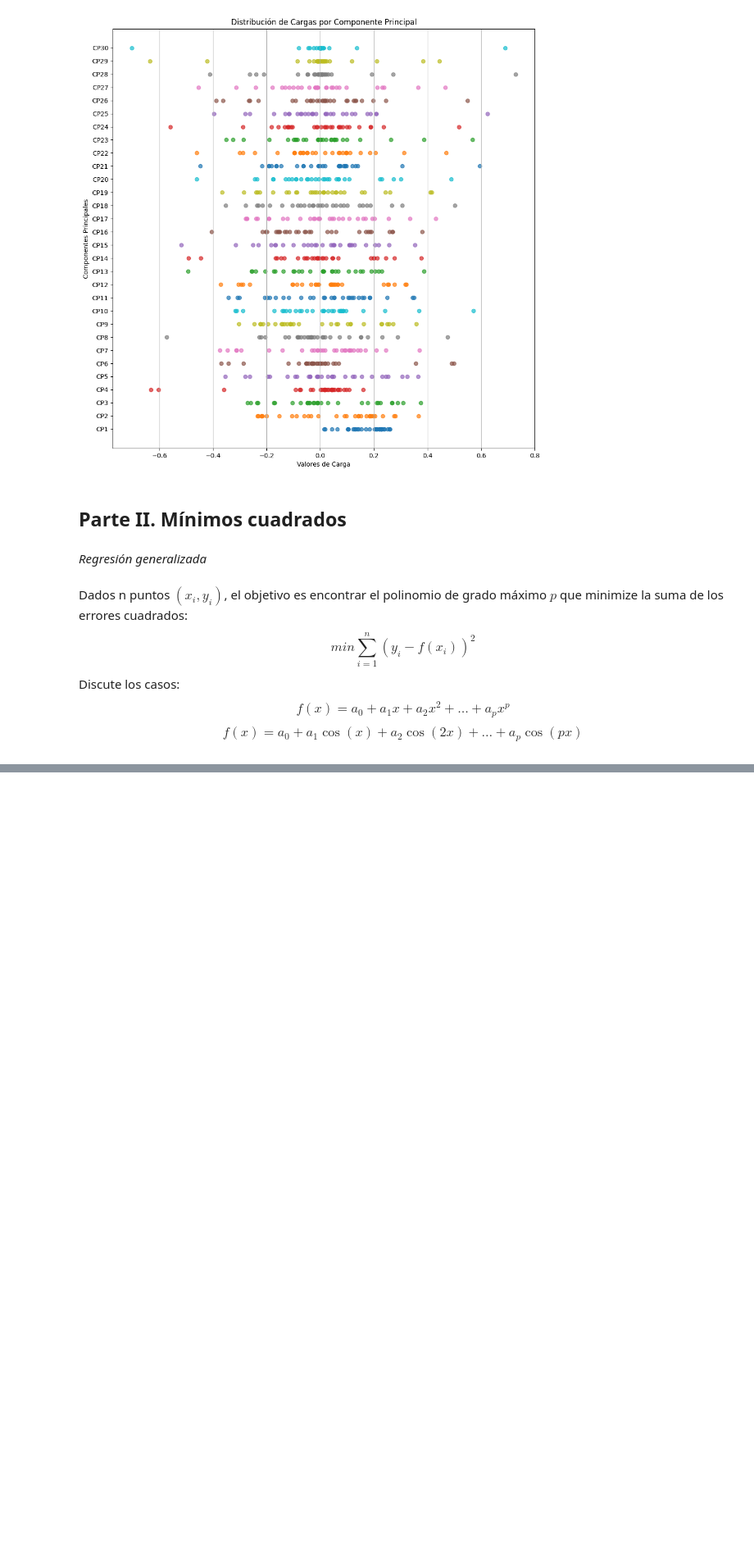
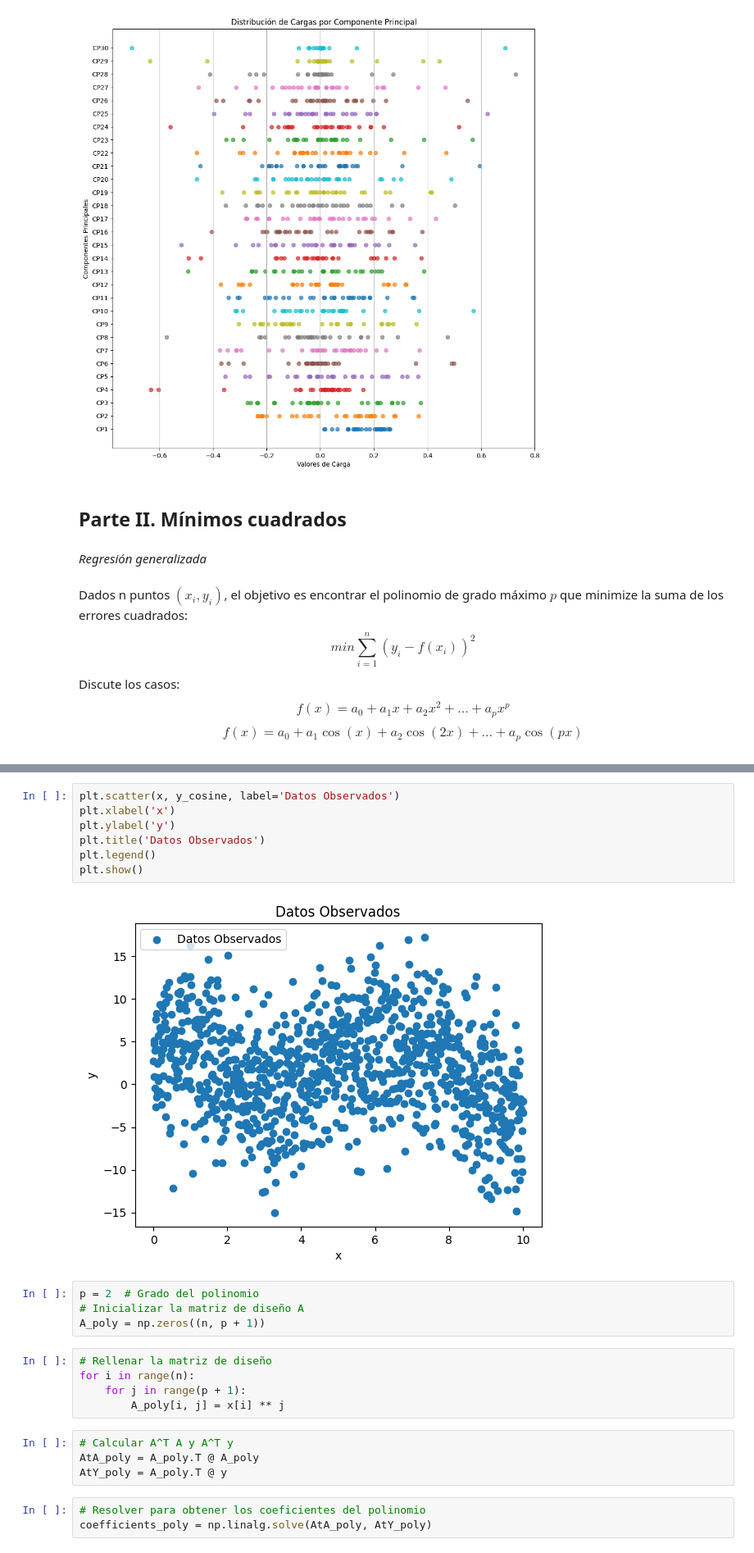
Before and after one commit to LauShang/PCA_ANALISIS, a Jupyter notebook: PCA.ipynb, the cells around one changed output, grey strips where cells are left out. Shown at 82% size. Drawn from its saved outputs; the diff is of its cells as text; blank space fills up the shorter version.

```diff
--- a/PCA.ipynb
+++ b/PCA.ipynb
@@ -213,0 +215,25 @@ plt.show()
+# %%
+plt.scatter(x, y_cosine, label='Datos Observados')
+plt.xlabel('x')
+plt.ylabel('y')
+plt.title('Datos Observados')
+plt.legend()
+plt.show()
+# %% [output]
+[figure, added]
+# %%
+p = 2  # Grado del polinomio
+# Inicializar la matriz de diseño A
+A_poly = np.zeros((n, p + 1))
+# %%
+# Rellenar la matriz de diseño
+for i in range(n):
+    for j in range(p + 1):
+        A_poly[i, j] = x[i] ** j
+# %%
+# Calcular A^T A y A^T y
+AtA_poly = A_poly.T @ A_poly
+AtY_poly = A_poly.T @ y
+# %%
+# Resolver para obtener los coeficientes del polinomio
+coefficients_poly = np.linalg.solve(AtA_poly, AtY_poly)
```
Also changed, not shown: parts of 10 cells of this notebook.
